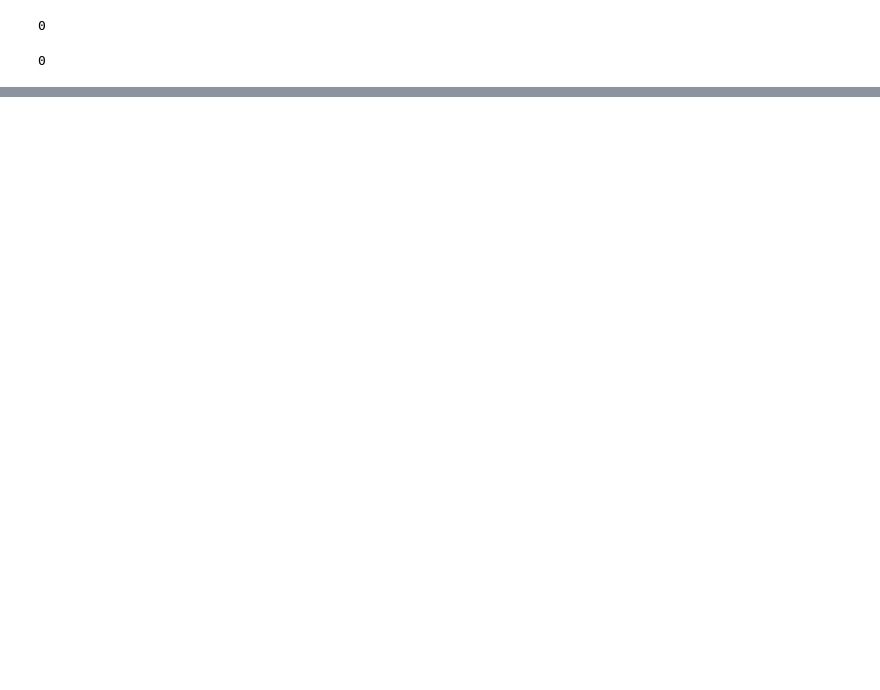
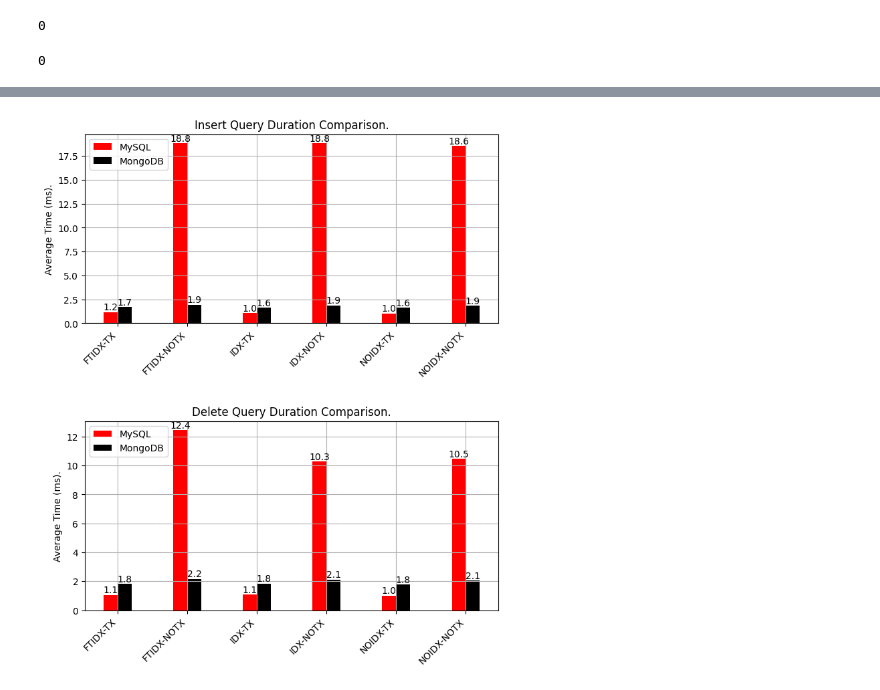
Before and after one commit to sharedmem/experiment, a Jupyter notebook: experiment.ipynb, the cells around one changed output, grey strips where cells are left out. Drawn from its saved outputs; the diff is of its cells as text; code cells hidden in the pictures; blank space fills up the shorter version.

Commit message:
Fix bar graph

```diff
--- a/experiment.ipynb
+++ b/experiment.ipynb
@@ -263,2 +219,60 @@ plt.show()
+# %%
+# Create a new column for combined labels.
+results_df['Label'] = results_df['Index Type'] + '-' + results_df['Transaction']
+
+# Set the bar width.
+bar_width = 0.2
+
+# Create subplots for each query type, increase the figure size to avoid overlap.
+fig, axs = plt.subplots(2, 1, figsize=(8, 9))  # Increase width to 8
+
+# Define query types and their corresponding column names.
+query_types = ['Insert', 'Delete']
+mysql_columns = ['MySQL Insert Time (ms)', 'MySQL Delete Time (ms)']
+mongo_columns = ['MongoDB Insert Time (ms)', 'MongoDB Delete Time (ms)']
+
+# Loop through each query type and create a bar plot.
+for i, query in enumerate(query_types):
+    # Set the positions of the bars on the x-axis.
+    x = np.arange(len(results_df['Label'].unique()))
+
+    # Plot MySQL and MongoDB times for the current query type.
+    mysql_heights = results_df.groupby('Label')[mysql_columns[i]].mean()
+    mongo_heights = results_df.groupby('Label')[mongo_columns[i]].mean()
+
+    # Plot the bars.
+    bars_mysql = axs[i].bar(x - bar_width/2,
+                            mysql_heights,
+                            width=bar_width,
+                            label='MySQL', color='red')
+
+    bars_mongo = axs[i].bar(x + bar_width/2,
+                            mongo_heights,
+                            width=bar_width,
+                            label='MongoDB', color='black')
+
+    # Add value labels on top of each bar.
+    for bars, heights in zip([bars_mysql, bars_mongo], [mysql_heights, mongo_heights]):
+        for bar, height in zip(bars, heights):
+            axs[i].text(bar.get_x() + bar.get_width() / 2, height,
+                        f'{height:.1f}',
+                        ha='center', va='bottom', fontsize=10, color='black')
+
+    # Set the x-ticks and labels.
+    axs[i].set_xticks(x)
+    axs[i].set_xticklabels(results_df['Label'].unique(), rotation=45, ha="right")
+    axs[i].set_title(f'{query} Query Duration Comparison.')
+    axs[i].set_ylabel('Average Time (ms).')
+    axs[i].legend()
+    axs[i].grid()
+
+# Adjust layout to prevent label overlap and add more space to the right.
+plt.tight_layout(pad=3.0)
+plt.subplots_adjust(right=0.9)
+
+# Show the plot.
+plt.show()
+# %% [output]
+[figure, added]
 # %%
 # Close connections.
```
Also changed, not shown: parts of 4 cells of this notebook.
